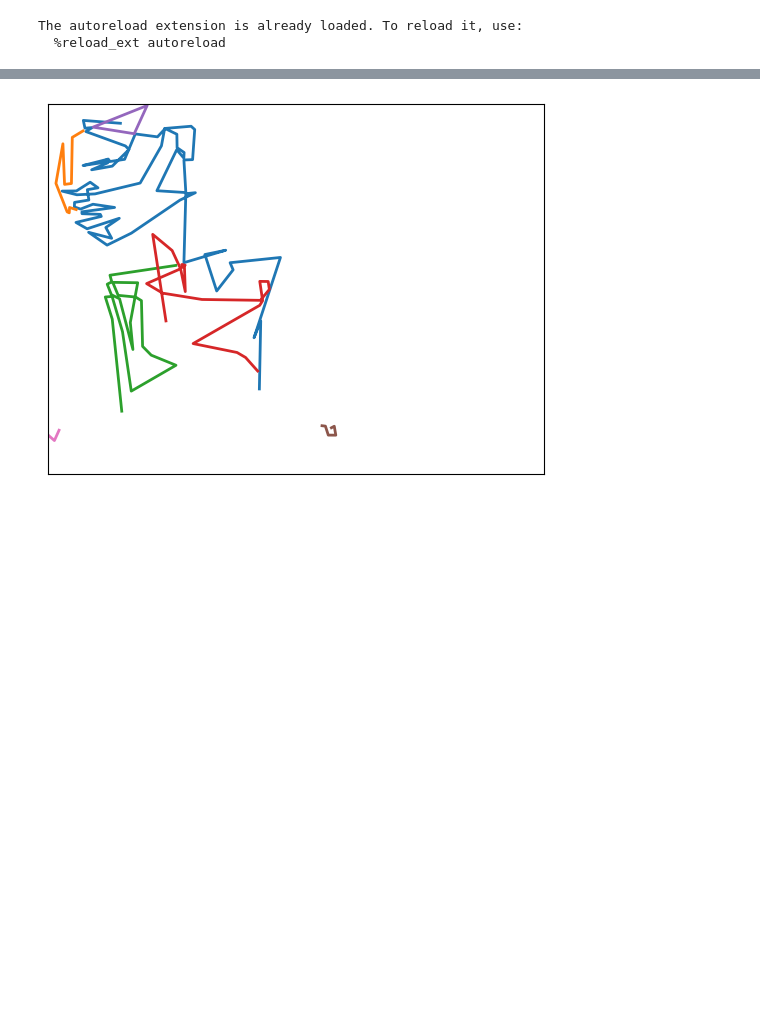
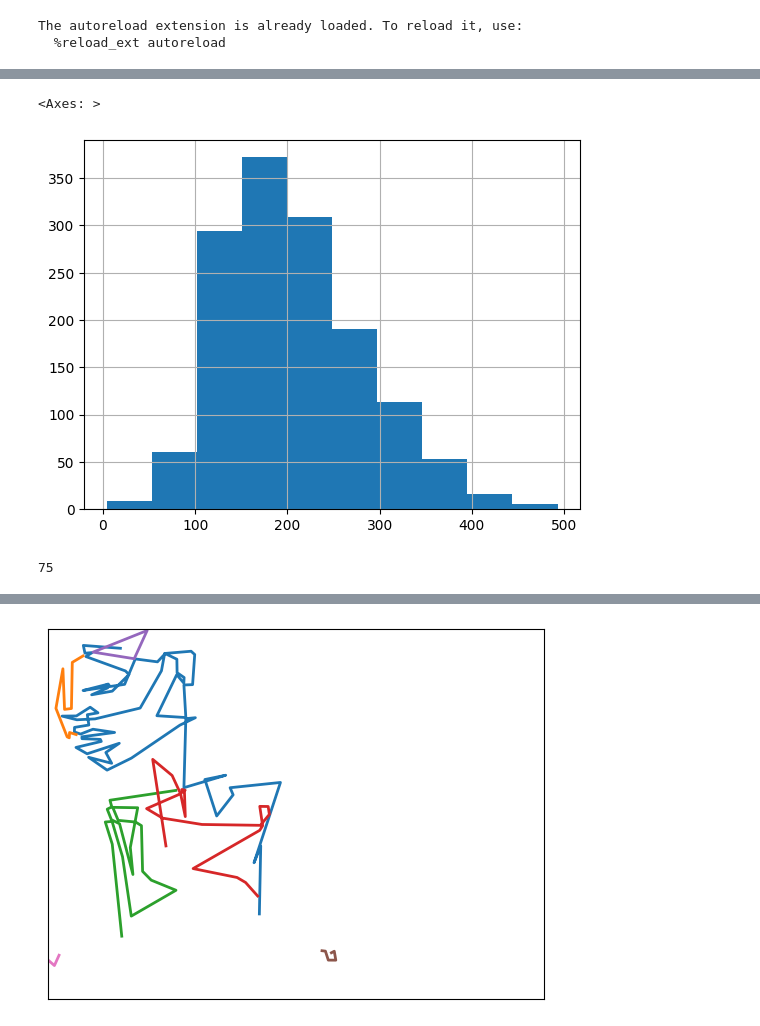
Before and after one commit to andrewlook/singleline_dataset, a Jupyter notebook: nbs/08_dataset_analysis.ipynb, the cells around one changed output, grey strips where cells are left out. Drawn from its saved outputs; the diff is of its cells as text; code cells hidden in the pictures; blank space fills up the shorter version.

```diff
--- a/nbs/08_dataset_analysis.ipynb
+++ b/nbs/08_dataset_analysis.ipynb
@@ -66,0 +89,9 @@ by_num_strokes[:20]
+# %%
+df[df.num_strokes <= 8].num_points.hist()
+# %% [output]
+<Axes: >
+[figure, added]
+# %%
+len(df[df.num_strokes == 9])
+# %% [output]
+75
```
Also changed, not shown: parts of 12 cells of this notebook, 3 other files.
